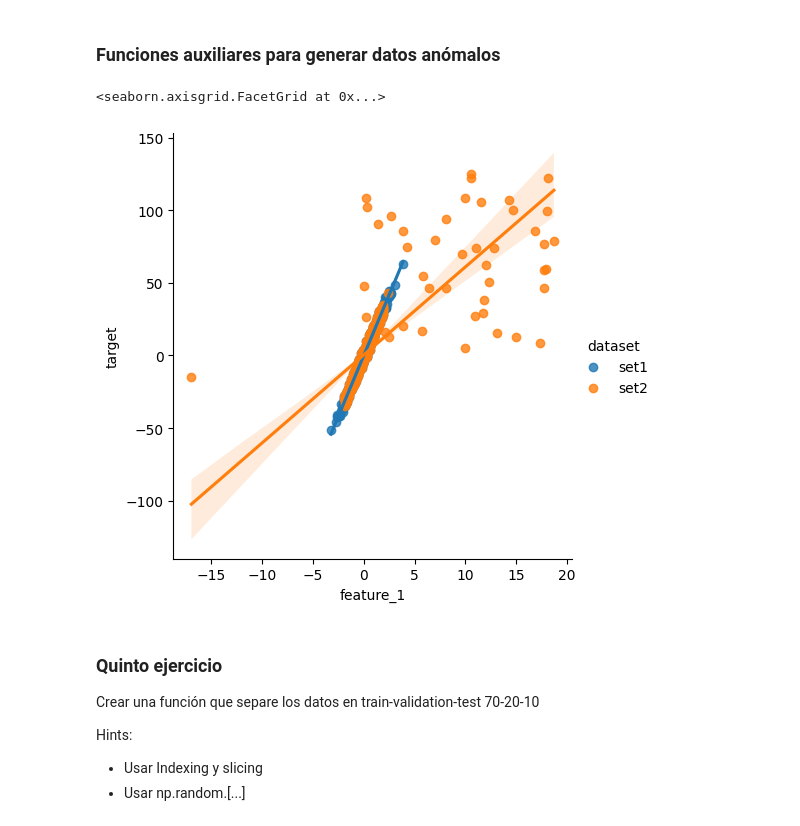
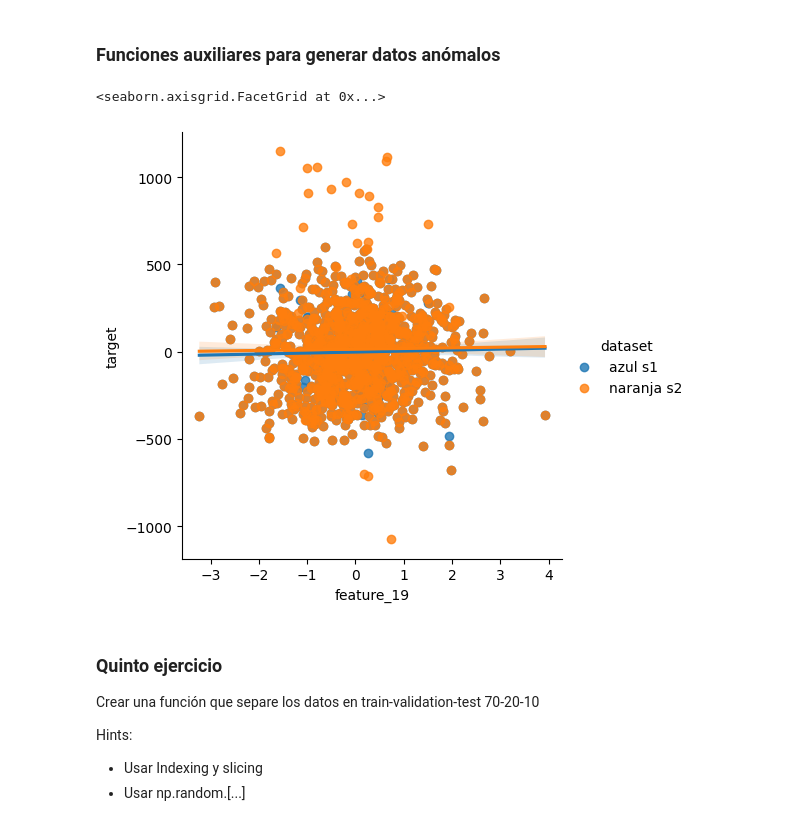
Before and after one commit to FIUBA-Posgrado-Inteligencia-Artificial/intro_ia, a Jupyter notebook: tp_integrador_enunciado/tp_integrador.ipynb, the cells around one changed output. Drawn from its saved outputs; the diff is of its cells as text; code cells hidden in the pictures.

```diff
--- a/tp_integrador_enunciado/tp_integrador.ipynb
+++ b/tp_integrador_enunciado/tp_integrador.ipynb
@@ -358,19 +358,22 @@ new_data.shape
 # %% [output]
 (1000, 2)
 # %%
+def col_name(df: np.ndarray):
+    new_col = []
+    i = 0
+    for col in df.columns:
+        if i ==  len(df.columns) - 1:
+            new_col.append("target")
+        else :
+            new_col.append("feature_" + str(i+1))
+        i += 1
+
+    df.columns = new_col
+    return df
+
 df = pd.DataFrame(new_data)
 
-new_col = []
-i = 0
-for col in df.columns:
-    if i ==  len(df.columns) - 1:
-        new_col.append("target")
-    else :
-        new_col.append("feature_" + str(i+1))
-
-    i += 1
-
-df.columns = new_col
+df = col_name(df)
 
 df.head()
 # %% [output]
@@ -448,14 +452,15 @@ def generate_outliers(df: pd.DataFrame,
 # %%
 df_outlier = generate_outliers(df,['feature_1'], percentage = 0.05, extreme_outlier = True, two_tailed= True)
 # %%
-sns.lmplot(data = pd.concat([df.assign(dataset = 'set1'),
-                                 df_outlier.assign(dataset = 'set2')]),
-                x = 'feature_1',
-                y = 'target',
-                hue = 'dataset')
+import seaborn as sns
+sns.lmplot(data = pd.concat([df.assign(dataset = 'azul s1'),
+                             df_outlier.assign(dataset = 'naranja s2')]),
+                             x = 'feature_19',
+                             y = 'target',
+                             hue = 'dataset')
 # %% [output]
 <seaborn.axisgrid.FacetGrid at 0x...>
-[figure, old version]
+[figure, new version]
 # %% [markdown]
 ### Quinto ejercicio
 
```
Also changed, not shown: parts of 14 cells of this notebook.
